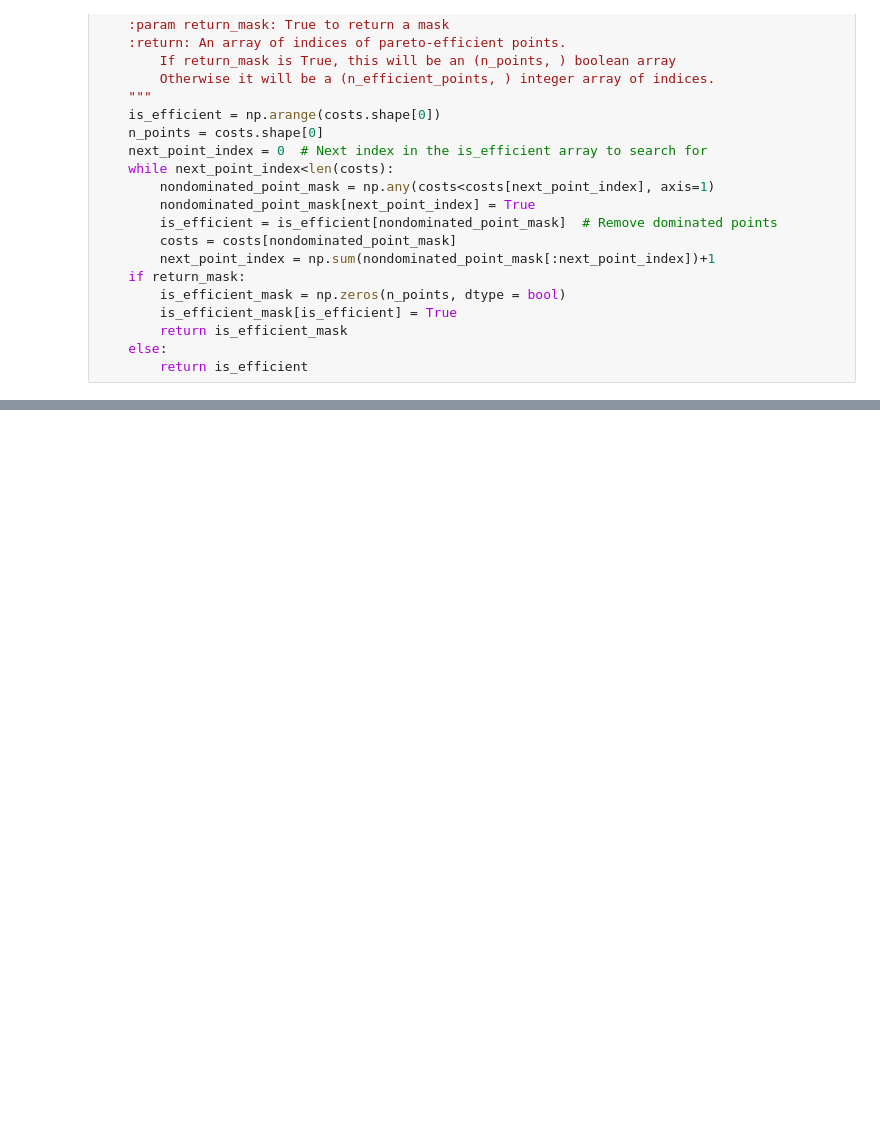
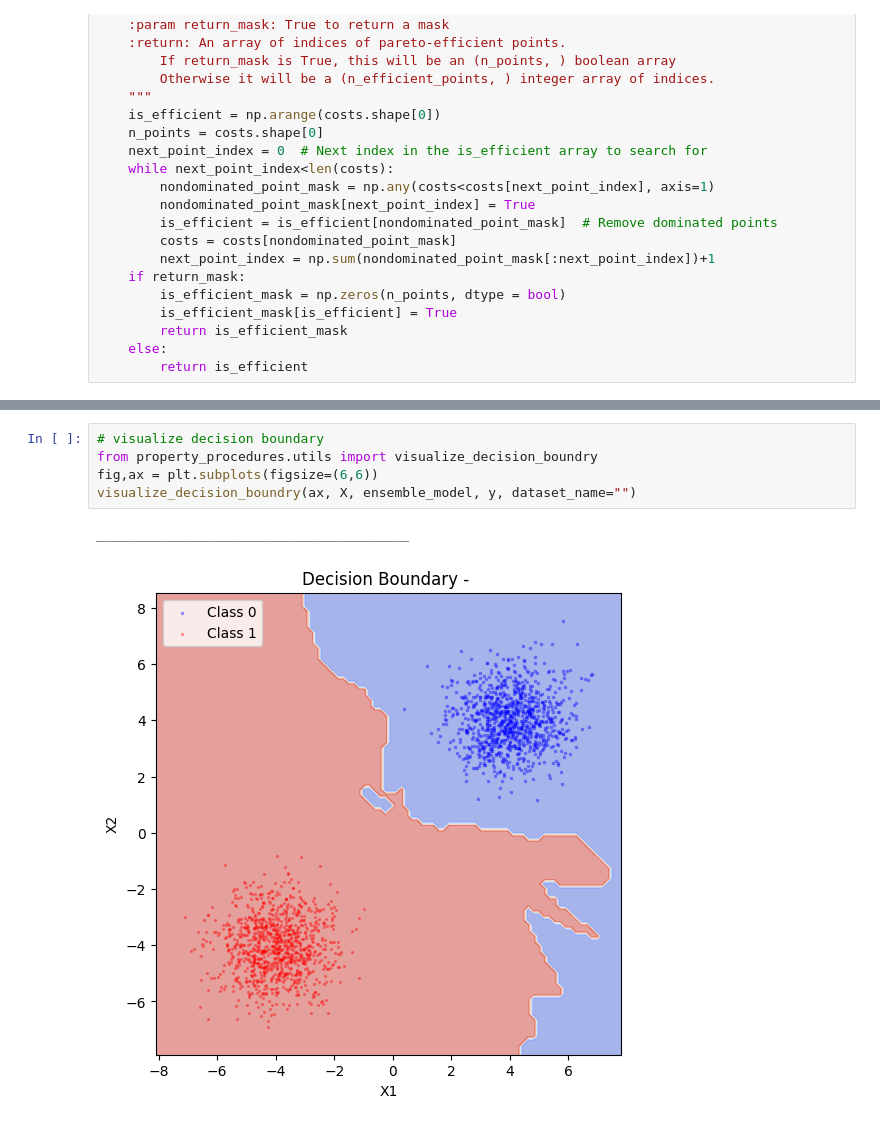
Before and after one commit to Advueu963/Uncertainty-aware-Counterfactuals, a Jupyter notebook: notebooks/pareto_front.ipynb, the cells around one changed output, grey strips where cells are left out. Drawn from its saved outputs; the diff is of its cells as text; blank space fills up the shorter version.

```diff
--- a/notebooks/pareto_front.ipynb
+++ b/notebooks/pareto_front.ipynb
@@ -96,0 +124,8 @@ plt.show()
+# %%
+# visualize decision boundary
+from property_procedures.utils import visualize_decision_boundry
+fig,ax = plt.subplots(figsize=(6,6))
+visualize_decision_boundry(ax, X, ensemble_model, y, dataset_name="")
+# %% [output]
+________________________________________
+[figure, added]
```
Also changed, not shown: parts of 8 cells of this notebook, 44 other files.
